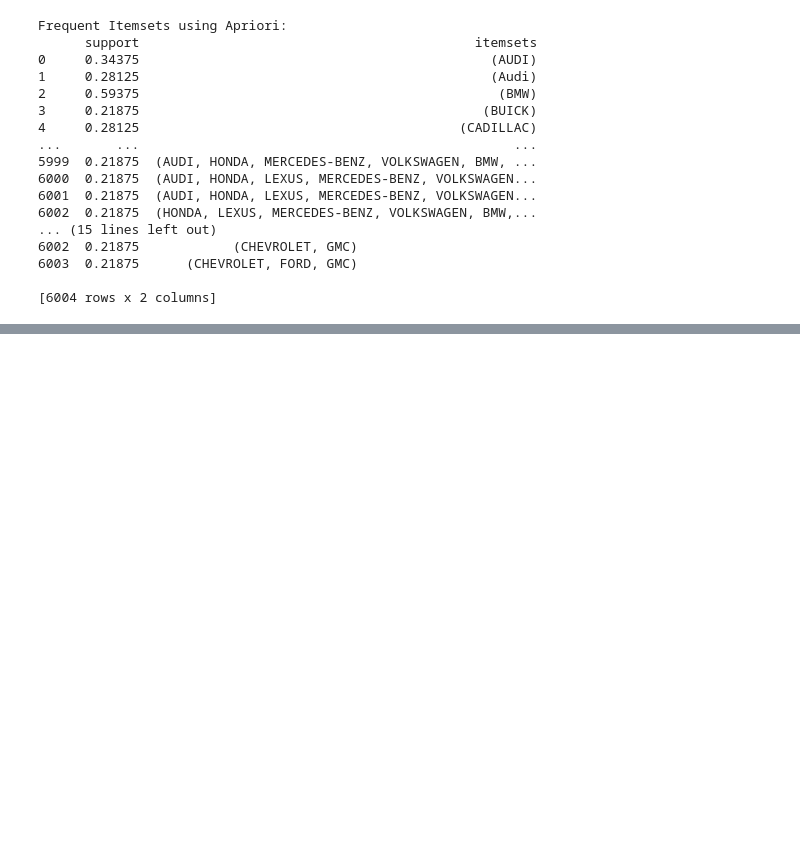
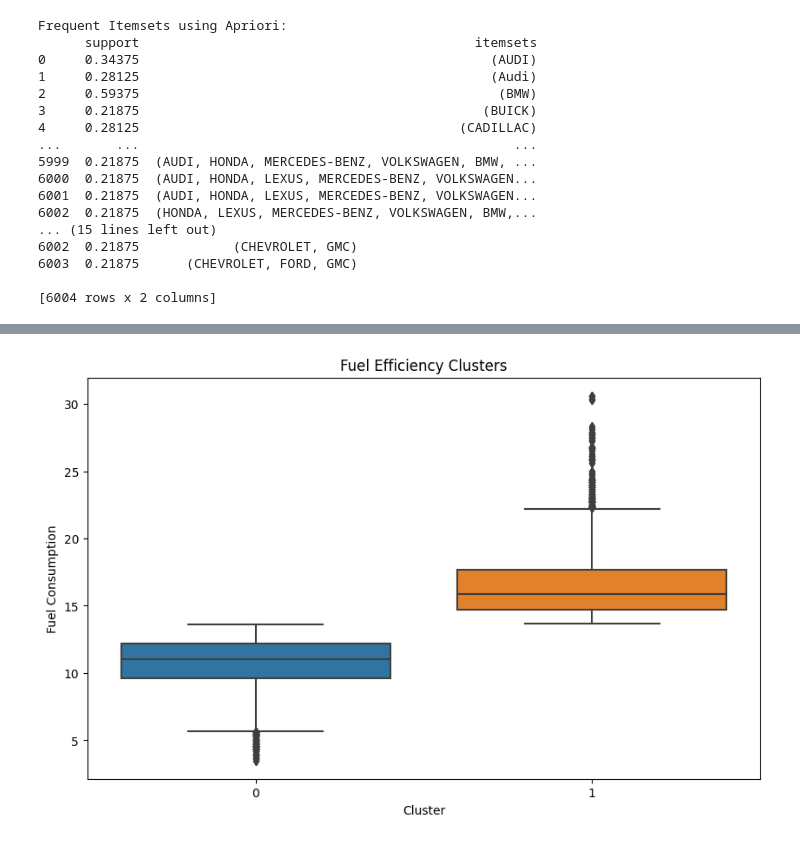
Before and after one commit to Milinda96/UoM_DM_Group_07, a Jupyter notebook: In23_S3_CS5227_DM_Group_7.ipynb, the cells around one changed output, grey strips where cells are left out. Cells and saved outputs as stored; diff of their text form; code cells hidden in the pictures; blank space fills up the shorter version.

Commit message:
Explore manufacturer trends

```diff
--- a/In23_S3_CS5227_DM_Group_7.ipynb
+++ b/In23_S3_CS5227_DM_Group_7.ipynb
@@ -962,0 +1030,16 @@ Lowest fuel efficient vehicle class: Station wagon: Small (lowest make: Kia)
+# %%
+# Convert 'MAKE' column to lowercase
+selected_data['MAKE'] = selected_data['MAKE'].str.lower()
+
+# Clustering Technique: Using K-Means clustering
+k = 2  # Choose the number of clusters (adjust as needed)
+kmeans = KMeans(n_clusters=k, random_state=42)
+cluster_labels = kmeans.fit_predict(standardized_data)
+
+# Assign cluster labels to the original dataset
+selected_data['Cluster'] = cluster_labels
+
+# Group by clusters and manufacturer to identify trends
+cluster_summary = selected_data.groupby(['Cluster', 'MAKE']).mean()
+
+cluster_summary
@@ -962,0 +1061,12 @@ Lowest fuel efficient vehicle class: Station wagon: Small (lowest make: Kia)
+# %%
+
+# Visualize cluster trends - Box plot of fuel consumption by cluster
+import seaborn as sns
+plt.figure(figsize=(10, 6))
+sns.boxplot(x='Cluster', y='FUEL CONSUMPTION', data=selected_data)
+plt.xlabel('Cluster')
+plt.ylabel('Fuel Consumption')
+plt.title('Fuel Efficiency Clusters')
+plt.show()
+# %% [output]
+[figure, added]
```
Also changed, not shown: parts of 18 cells of this notebook.
